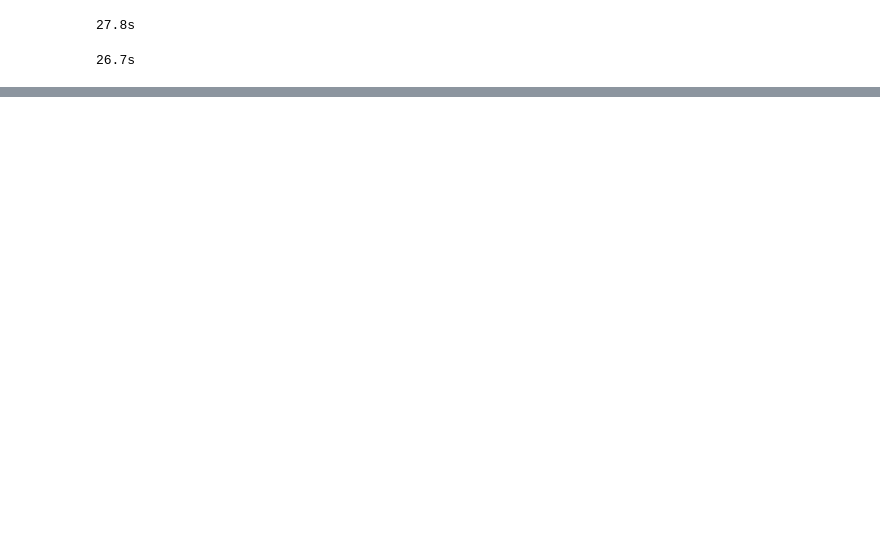
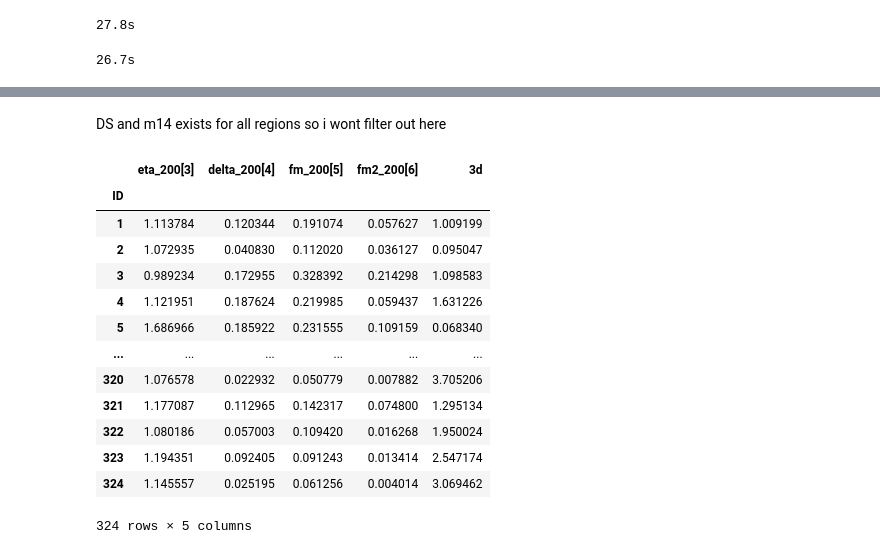
Before and after one commit to Kabelo-T/cluster_morph, a Jupyter notebook: multicam.ipynb, the cells around one changed output, grey strips where cells are left out. Drawn from its saved outputs; the diff is of its cells as text; code cells hidden in the pictures; blank space fills up the shorter version.

```diff
--- a/multicam.ipynb
+++ b/multicam.ipynb
@@ -415,0 +526,25 @@ plt.show()
+# %% [markdown]
+DS and m14 exists for all regions so i wont filter out here
+# %%
+m14 = futils.get_m14()
+mah_df_dict = futils.get_mah_all('data/gadgetx3k/AHFHaloHistory/')
+indxs = [k for k in mah_df_dict.keys()]
+dsdf = futils.get_ds()
+dsdf.drop(columns=['eta_500[8]', 'delta_500[9]', 'fm_500[10]', 'fm2_500[11]'], inplace=True)
+df = pd.concat([dsdf, m14['3d']], axis=1)
+df
+# %% [output]
+|  | eta_200[3] | delta_200[4] | fm_200[5] | fm2_200[6] | 3d |
+| ID |  |  |  |  |  |
+| 1 | 1.113784 | 0.120344 | 0.191074 | 0.057627 | 1.009199 |
+| 2 | 1.072935 | 0.040830 | 0.112020 | 0.036127 | 0.095047 |
+| 3 | 0.989234 | 0.172955 | 0.328392 | 0.214298 | 1.098583 |
+| 4 | 1.121951 | 0.187624 | 0.219985 | 0.059437 | 1.631226 |
+| 5 | 1.686966 | 0.185922 | 0.231555 | 0.109159 | 0.068340 |
+| ... | ... | ... | ... | ... | ... |
+| 320 | 1.076578 | 0.022932 | 0.050779 | 0.007882 | 3.705206 |
+| 321 | 1.177087 | 0.112965 | 0.142317 | 0.074800 | 1.295134 |
+| 322 | 1.080186 | 0.057003 | 0.109420 | 0.016268 | 1.950024 |
+| 323 | 1.194351 | 0.092405 | 0.091243 | 0.013414 | 2.547174 |
+| 324 | 1.145557 | 0.025195 | 0.061256 | 0.004014 | 3.069462 |
+324 rows × 5 columns
```
Also changed, not shown: parts of 14 cells of this notebook, 6 other files.
